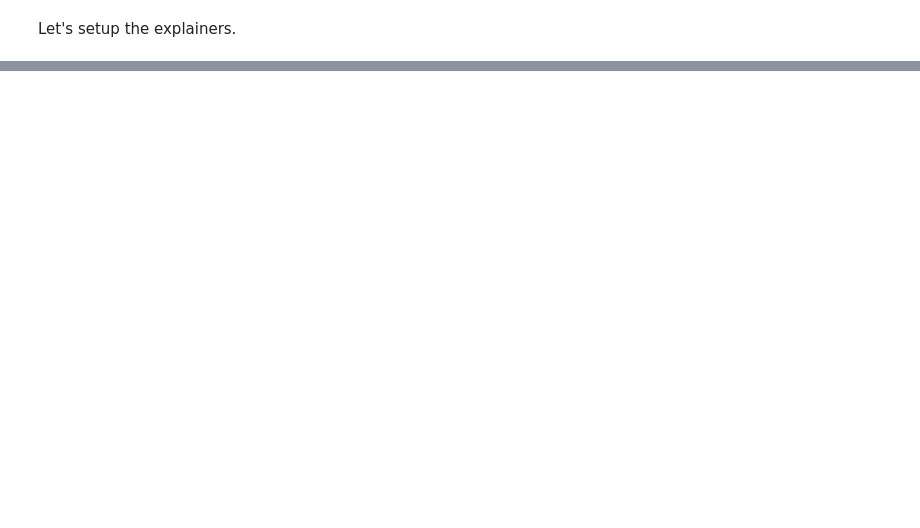
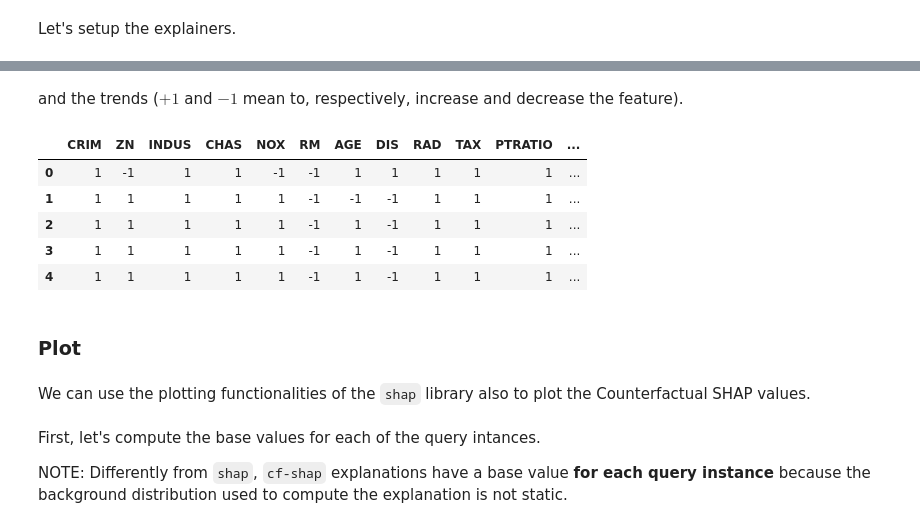
Before and after one commit to jpmorganchase/cf-shap, a Jupyter notebook: Example.ipynb, the cells around one changed output, grey strips where cells are left out. Cells and saved outputs as stored; diff of their text form; code cells hidden in the pictures; blank space fills up the shorter version.

```diff
--- a/Example.ipynb
+++ b/Example.ipynb
@@ -112,0 +127,19 @@ pd.DataFrame(explanations.values, columns = dataset.feature_names)
+# %% [markdown]
+and the trends ($+1$ and $-1$ mean to, respectively, increase and decrease the feature).
+# %%
+pd.DataFrame(explanations.trends, columns = dataset.feature_names).astype(int).head()
+# %% [output]
+|  | CRIM | ZN | INDUS | CHAS | NOX | RM | AGE | DIS | RAD | TAX | PTRATIO | ... |
+| 0 | 1 | -1 | 1 | 1 | -1 | -1 | 1 | 1 | 1 | 1 | 1 | ... |
+| 1 | 1 | 1 | 1 | 1 | 1 | -1 | -1 | -1 | 1 | 1 | 1 | ... |
+| 2 | 1 | 1 | 1 | 1 | 1 | -1 | 1 | -1 | 1 | 1 | 1 | ... |
+| 3 | 1 | 1 | 1 | 1 | 1 | -1 | 1 | -1 | 1 | 1 | 1 | ... |
+| 4 | 1 | 1 | 1 | 1 | 1 | -1 | 1 | -1 | 1 | 1 | 1 | ... |
+# %% [markdown]
+### Plot
+# %% [markdown]
+We can use the plotting functionalities of the `shap` library also to plot the Counterfactual SHAP values.
+# %% [markdown]
+First, let's compute the base values for each of the query intances.
+
+NOTE: Differently from `shap`, `cf-shap` explanations have a base value __for each query instance__ because the background distribution used to compute the explanation is not static.
```
Also changed, not shown: parts of 26 cells of this notebook, 1 other file.
